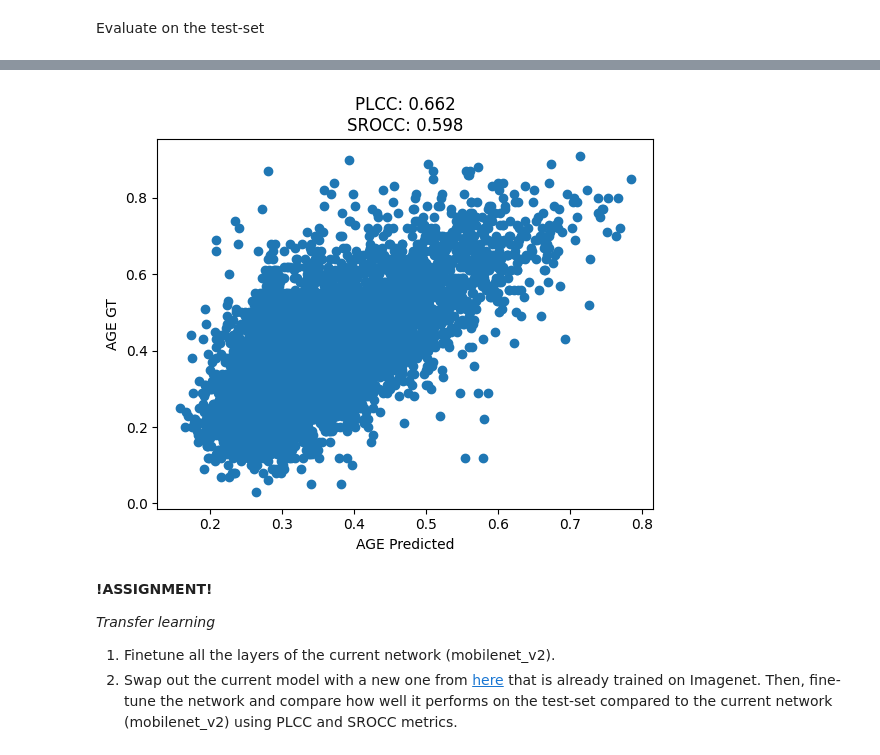
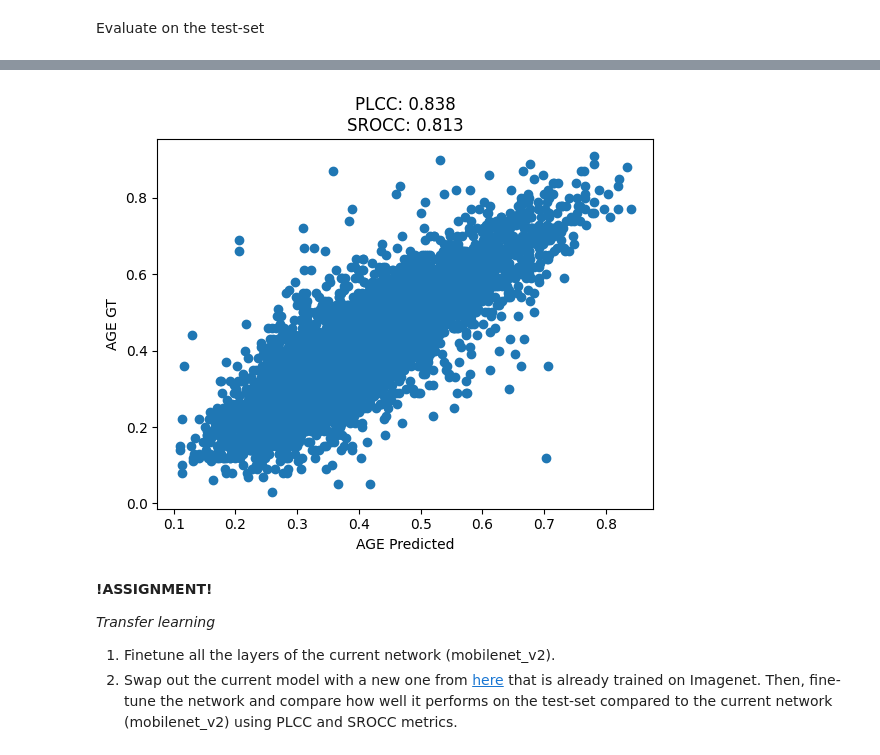
Before and after one commit to andypalmi/unimib, a Jupyter notebook: Supervised/00_exercises/lab_06/lab_06_CNN_transfer_learning_all.ipynb, the cells around one changed output, grey strips where cells are left out. Saved outputs shown, nothing was run; the diff lists cells and outputs as text; code cells hidden in the pictures.

```diff
--- a/Supervised/00_exercises/lab_06/lab_06_CNN_transfer_learning_all.ipynb
+++ b/Supervised/00_exercises/lab_06/lab_06_CNN_transfer_learning_all.ipynb
@@ -284,7 +282,7 @@ transform_val = transforms.Compose([
 ])
 
 # Set batch size
-bs = 64
+bs = 128
 
 # Create datasets for training, validation, and testing
 print("Train set:")
@@ -342,7 +340,7 @@ import torch.nn as nn
 
 # Define the model architecture (MobileNetV2)
 net = torchvision.models.resnet18(weights='IMAGENET1K_V1')  # Load pre-trained weights
-net_name = net.__class__.__name__ + '18_only_fc_unfrozen' # Get the name of the network class
+net_name = net.__class__.__name__ + '18' # Get the name of the network class
 print(net_name)
 
 print(net)
@@ -363,8 +361,8 @@ print(net)
 num_ftrs = net.fc.in_features  # Get the number of input features for the last layer
 print(num_ftrs)
 net.fc = nn.Sequential(
-    nn.Linear(num_ftrs, 512),  # First linear layer with 512 units
-    nn.ReLU(),  # GELU activation function
+    # nn.Linear(num_ftrs, 512),  # First linear layer with 512 units
+    # nn.GELU(),  # GELU activation function
     nn.Linear(512, 32),  # Second linear layer with 32 units
     nn.GELU(),  # GELU activation function
     nn.Linear(32, 1)   # Output layer with 1 unit (for age prediction)
@@ -562,7 +573,8 @@ for epoch in range(epochs):  # Loop over the dataset for multiple epochs
     plt.show()
 
     # Save the model (optional)
-    torch.save(net.state_dict(), f"models/{net_name}_fully_unfrozen_epoch_{epoch}.pth")  # Save model state after each epoch
+    if epoch == 9:
+        torch.save(net.state_dict(), f"models/{net_name}_fc_layer_4_unfrozen_epoch_{epoch}.pth")  # Save model state after each epoch
 
 print('Finished Training')
 # %% [output]
@@ -647,21 +659,21 @@ running_loss = []  # List to store test loss for each batch
 gt_labels = []  # List to store ground truth labels (predicted age)
 pr_labels = []  # List to store predicted labels (model output)
 
-net = torchvision.models.mobilenet_v2(weights='IMAGENET1K_V1')  # Load pre-trained weights
-num_ftrs = net.classifier[1].in_features  # Get the number of input features for the last layer
-net.classifier = nn.Sequential(
-    nn.Linear(num_ftrs, 512),  # First linear layer with 512 units
-    nn.ReLU(),  # GELU activation function
-    nn.Linear(512, 32),  # Second linear layer with 32 units
-    nn.GELU(),  # GELU activation function
-    nn.Linear(32, 1)   # Output layer with 1 unit (for age prediction)
-)
+# net = torchvision.models.mobilenet_v2(weights='IMAGENET1K_V1')  # Load pre-trained weights
+# num_ftrs = net.classifier[1].in_features  # Get the number of input features for the last layer
+# net.classifier = nn.Sequential(
+#     nn.Linear(num_ftrs, 512),  # First linear layer with 512 units
+#     nn.ReLU(),  # GELU activation function
+#     nn.Linear(512, 32),  # Second linear layer with 32 units
+#     nn.GELU(),  # GELU activation function
+#     nn.Linear(32, 1)   # Output layer with 1 unit (for age prediction)
+# )
 
-# Load the checkpoint
-net.load_state_dict(torch.load('models/MobileNetV2_only_fc_unfrozen_epoch_9.pth'))
+# # Load the checkpoint
+# net.load_state_dict(torch.load('models/MobileNetV2_only_fc_unfrozen_epoch_9.pth'))
 
-print(net.__class__.__name__)
-net.to(device)
+# print(net.__class__.__name__)
+# net.to(device)
 
 net.eval()  # Set the model to evaluation mode (deactivates dropout and other training behaviors)
 
@@ -700,4 +711,4 @@ Test loss: 0.081904     PLCC: 0.662     SROCC: 0.598
-[figure, old version]
+[figure, new version]
 # %% [markdown]
 **!ASSIGNMENT!**
 
```
Also changed, not shown: parts of 6 cells of this notebook, 42 other files.
